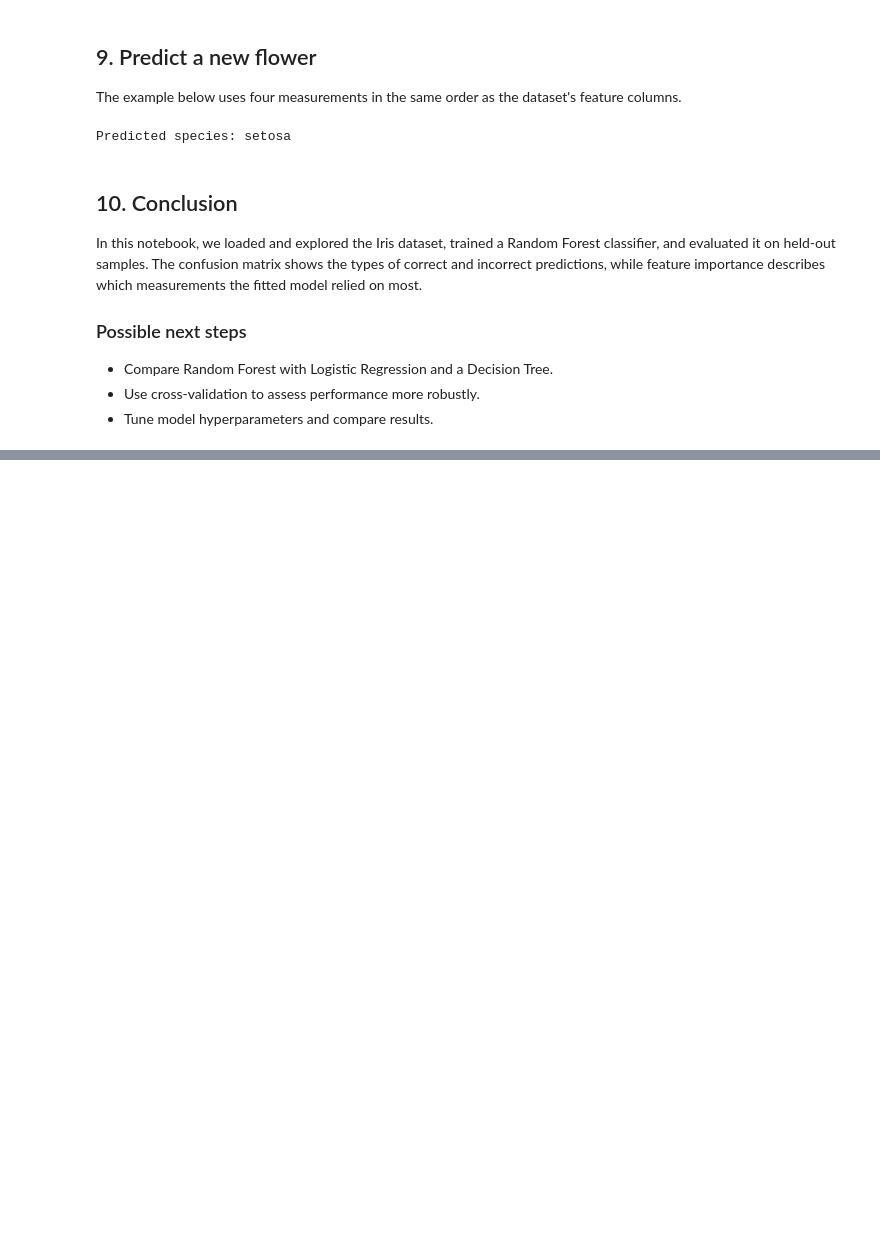
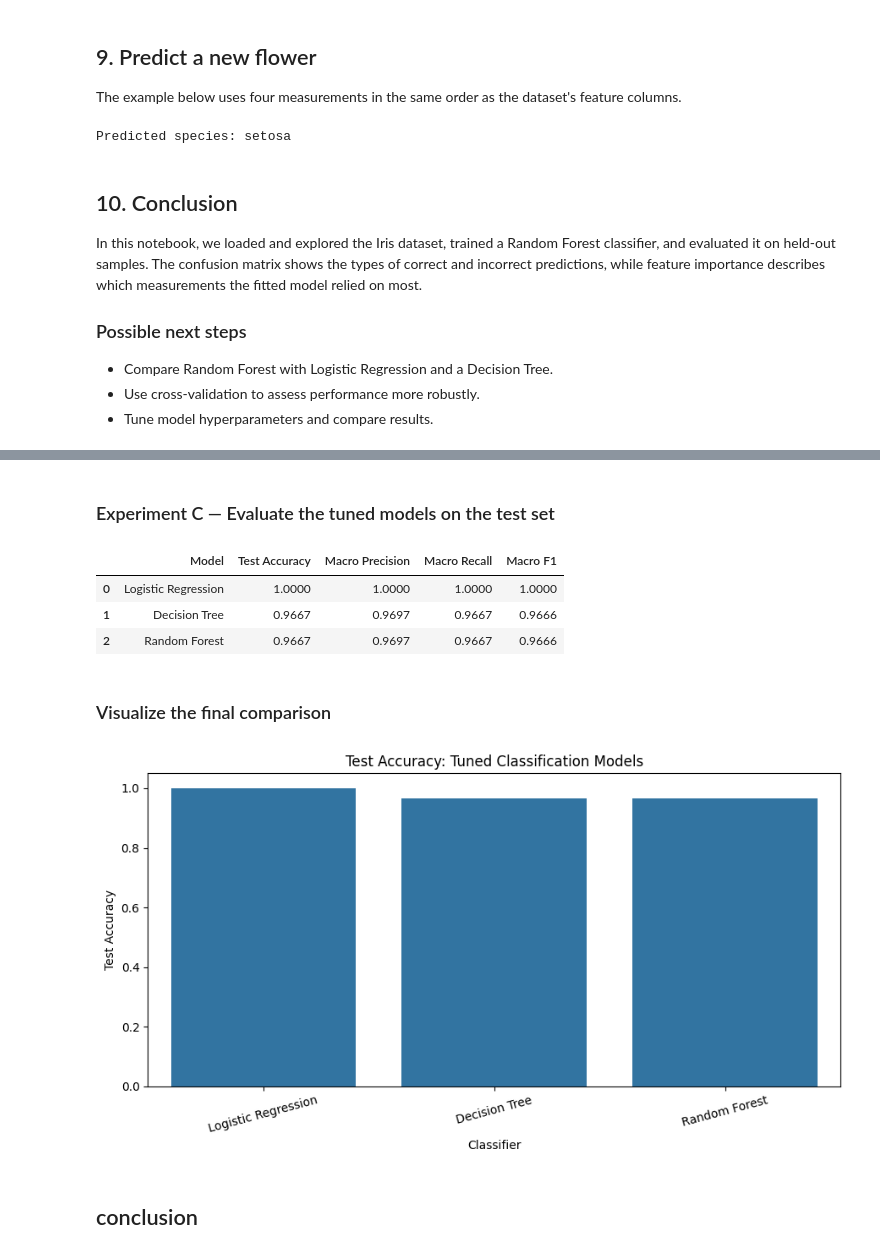
Before and after one commit to Zain62543/Random-forest-classifiers-, a Jupyter notebook: notebooks/RandomForest_Example.ipynb, the cells around one changed output, grey strips where cells are left out. Saved outputs shown, nothing was run; the diff lists cells and outputs as text; code cells hidden in the pictures; blank space fills up the shorter version.

```diff
--- a/notebooks/RandomForest_Example.ipynb
+++ b/notebooks/RandomForest_Example.ipynb
@@ -177,0 +306,67 @@ In this notebook, we loaded and explored the Iris dataset, trained a Random Fore
+# %% [markdown]
+### Experiment C — Evaluate the tuned models on the test set
+# %%
+
+from sklearn.metrics import (
+    accuracy_score,
+    precision_score,
+    recall_score,
+    f1_score
+)
+
+final_results = []
+
+for name, model in best_models.items():
+    # Predict on the held-out test set
+    y_pred = model.predict(X_test)
+
+    final_results.append({
+        "Model": name,
+        "Test Accuracy": accuracy_score(y_test, y_pred),
+        "Macro Precision": precision_score(
+            y_test, y_pred, average="macro", zero_division=0
+        ),
+        "Macro Recall": recall_score(
+            y_test, y_pred, average="macro", zero_division=0
+        ),
+        "Macro F1": f1_score(
+            y_test, y_pred, average="macro", zero_division=0
+        )
+    })
+
+final_df = pd.DataFrame(final_results)
+
+display(
+    final_df.sort_values(
+        "Test Accuracy",
+        ascending=False
+    ).round(4)
+)
+# %% [output]
+|  | Model | Test Accuracy | Macro Precision | Macro Recall | Macro F1 |
+| 0 | Logistic Regression | 1.0000 | 1.0000 | 1.0000 | 1.0000 |
+| 1 | Decision Tree | 0.9667 | 0.9697 | 0.9667 | 0.9666 |
+| 2 | Random Forest | 0.9667 | 0.9697 | 0.9667 | 0.9666 |
+# %% [markdown]
+### Visualize the final comparison
+# %%
+
+plt.figure(figsize=(9, 5))
+
+sns.barplot(
+    data=final_df,
+    x="Model",
+    y="Test Accuracy"
+)
+
+plt.ylim(0, 1.05)
+plt.ylabel("Test Accuracy")
+plt.xlabel("Classifier")
+plt.title("Test Accuracy: Tuned Classification Models")
+plt.xticks(rotation=15)
+plt.tight_layout()
+plt.show()
+# %% [output]
+[figure, added]
+# %% [markdown]
+## conclusion
```
Also changed, not shown: parts of 6 cells of this notebook.
